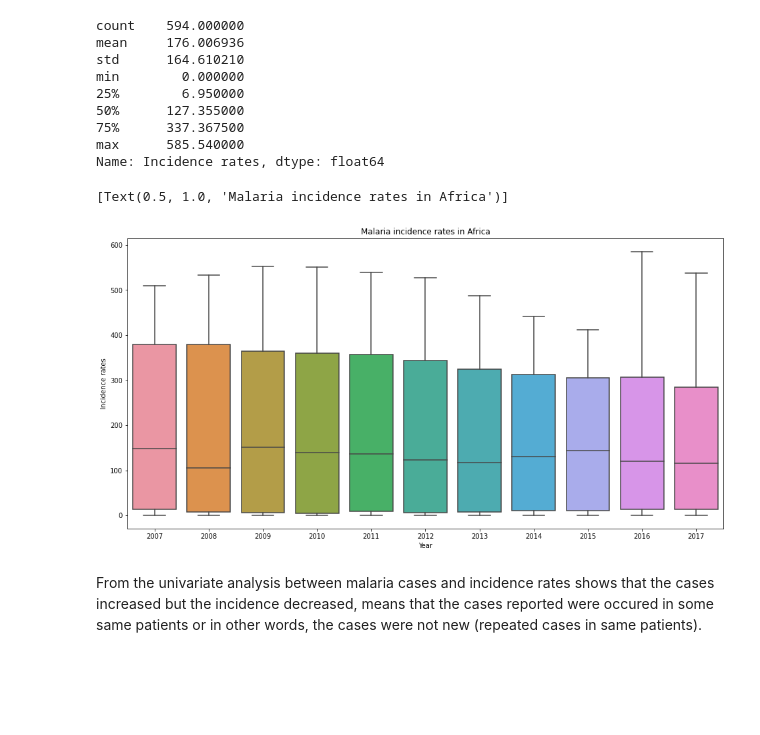
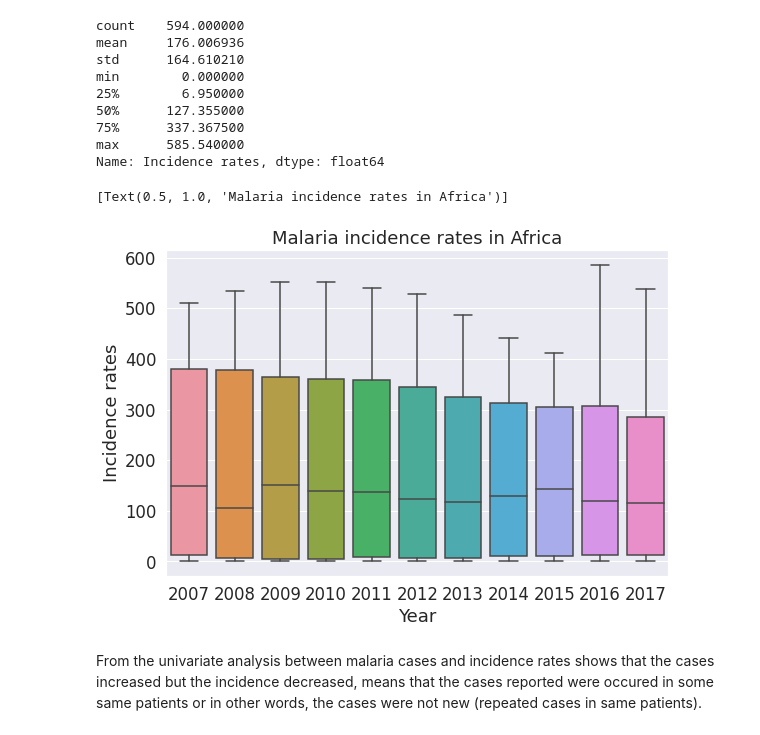
Before and after one commit to ayudewi/kaggle, a Jupyter notebook: malaria-in-africa-2007-2017.ipynb, the cells around one changed output. Drawn from its saved outputs; the diff is of its cells as text; code cells hidden in the pictures; blank space fills up the shorter version.

```diff
--- a/malaria-in-africa-2007-2017.ipynb
+++ b/malaria-in-africa-2007-2017.ipynb
@@ -194,7 +196,8 @@ min      0.000000e+00
 max      1.682113e+07
 Name: Cases, dtype: float64
 # %%
-plt.figure(figsize=(16,8))
+sns.set(font_scale = 1.5)
+plt.figure(figsize=(9,6))
 sns.boxplot(x='Year', y='Cases', data=df).set(title='Malaria cases in Africa')
 # %% [output]
 [Text(0.5, 1.0, 'Malaria cases in Africa')]
@@ -215,11 +218,12 @@ min        0.000000
 max      585.540000
 Name: Incidence rates, dtype: float64
 # %%
-plt.figure(figsize=(16,8))
+sns.set(font_scale = 1.5)
+plt.figure(figsize=(9,6))
 sns.boxplot(x='Year', y='Incidence rates', data=df).set(title='Malaria incidence rates in Africa')
 # %% [output]
 [Text(0.5, 1.0, 'Malaria incidence rates in Africa')]
-[figure, old version]
+[figure, new version]
 # %% [markdown]
 From the univariate analysis between malaria cases and incidence rates shows that the cases increased but the incidence decreased, means that the cases reported were occured in some same patients or in other words, the cases were not new (repeated cases in same patients).
 # %% [markdown]
```
Also changed, not shown: parts of 9 cells of this notebook.
